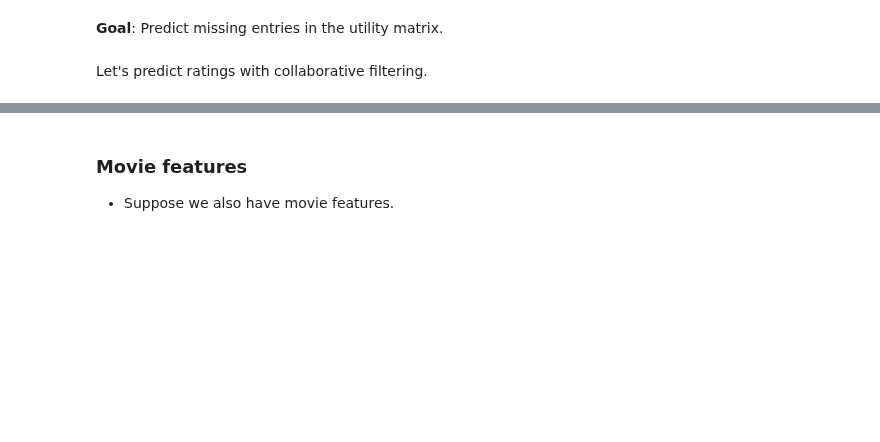
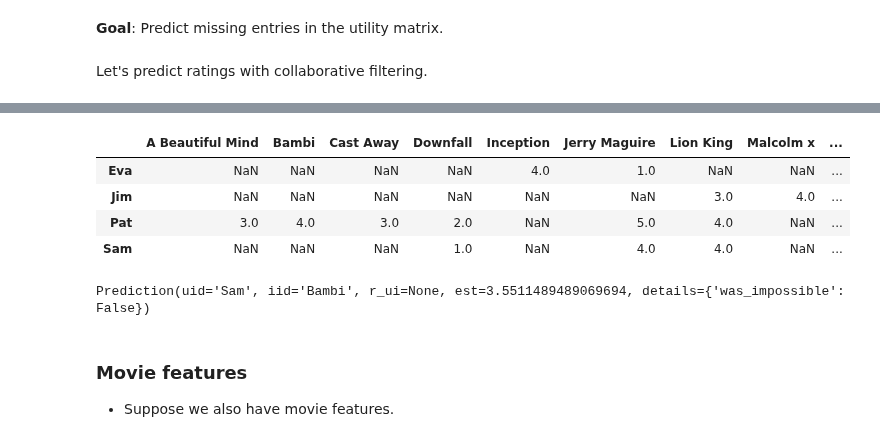
Before and after one commit to UBC-CS/cpsc330-2022W2, a Jupyter notebook: lectures/AmirAbdi/16_recommender-systems.ipynb, the cells around one changed output, grey strips where cells are left out. Saved outputs shown, nothing was run; the diff lists cells and outputs as text; code cells hidden in the pictures; blank space fills up the shorter version.

```diff
--- a/lectures/AmirAbdi/16_recommender-systems.ipynb
+++ b/lectures/AmirAbdi/16_recommender-systems.ipynb
@@ -717,3 +973,15 @@ preds
+# %%
+utility_mat
+# %% [output]
+|  | A Beautiful Mind | Bambi | Cast Away | Downfall | Inception | Jerry Maguire | Lion King | Malcolm x | ... |
+| Eva | NaN | NaN | NaN | NaN | 4.0 | 1.0 | NaN | NaN | ... |
+| Jim | NaN | NaN | NaN | NaN | NaN | NaN | 3.0 | 4.0 | ... |
+| Pat | 3.0 | 4.0 | 3.0 | 2.0 | NaN | 5.0 | 4.0 | NaN | ... |
+| Sam | NaN | NaN | NaN | 1.0 | NaN | 4.0 | 4.0 | NaN | ... |
+# %%
+algo.predict(uid='Sam', iid='Bambi')
+# %% [output]
+Prediction(uid='Sam', iid='Bambi', r_ui=None, est=3.5511489489069694, details={'was_impossible': False})
 # %% [markdown]
 ### Movie features
 
```
Also changed, not shown: parts of 56 cells of this notebook, 3 other files.
